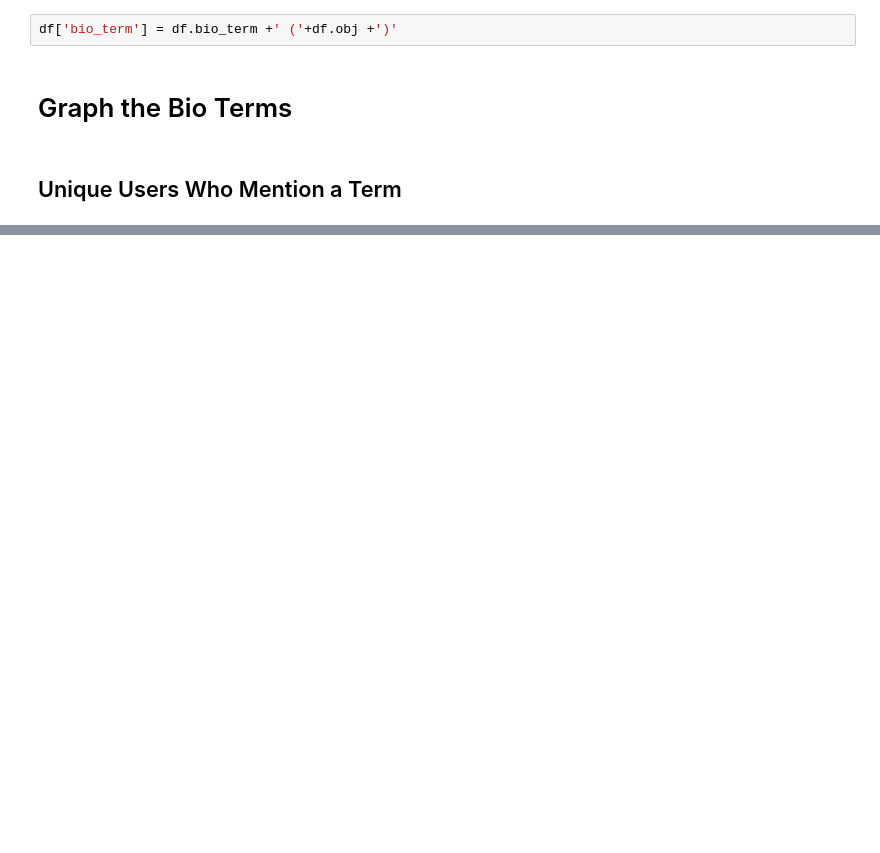
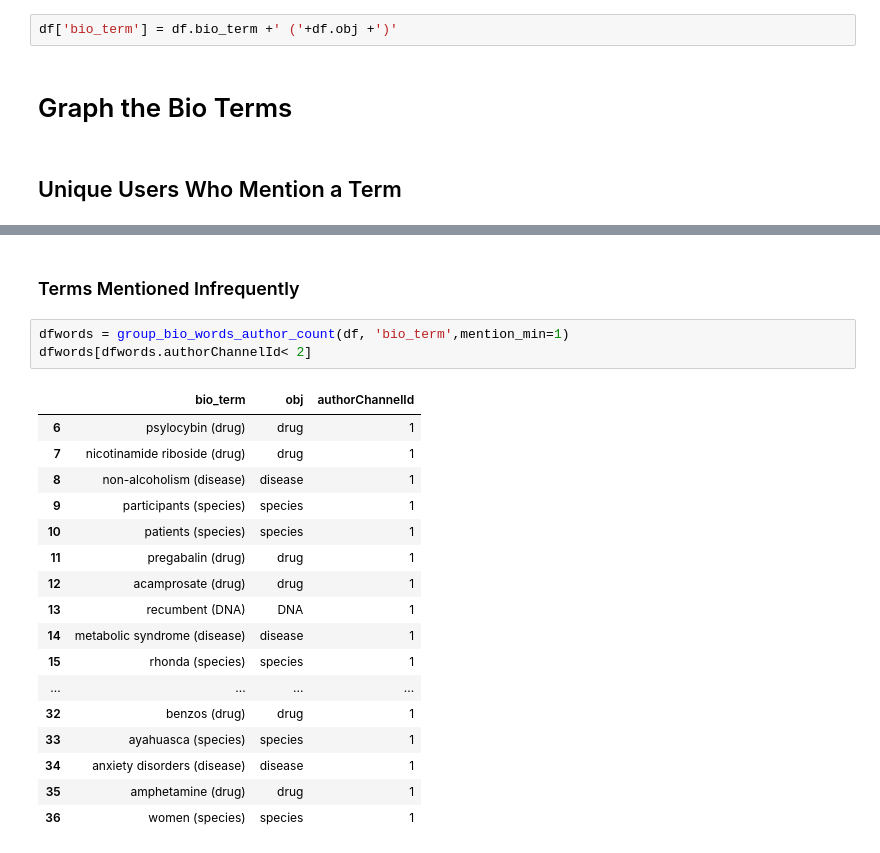
Before and after one commit to daveramseymusic/biobert-bern, a Jupyter notebook: nbs/01_found_my_fitness_bioBert_BERN.ipynb, the cells around one changed output, grey strips where cells are left out. Cells and saved outputs as stored; diff of their text form; blank space fills up the shorter version.

```diff
--- a/nbs/01_found_my_fitness_bioBert_BERN.ipynb
+++ b/nbs/01_found_my_fitness_bioBert_BERN.ipynb
@@ -293,3 +269,26 @@ dfwords
 | 3 | humans (species) | species | 7 |
 | 4 | naltrexone (drug) | drug | 2 |
 | 5 | cancer (disease) | disease | 2 |
+# %% [markdown]
+### Terms Mentioned Infrequently
+# %%
+dfwords = group_bio_words_author_count(df, 'bio_term',mention_min=1)
+dfwords[dfwords.authorChannelId< 2]
+# %% [output]
+|  | bio_term | obj | authorChannelId |
+| 6 | psylocybin (drug) | drug | 1 |
+| 7 | nicotinamide riboside (drug) | drug | 1 |
+| 8 | non-alcoholism (disease) | disease | 1 |
+| 9 | participants (species) | species | 1 |
+| 10 | patients (species) | species | 1 |
+| 11 | pregabalin (drug) | drug | 1 |
+| 12 | acamprosate (drug) | drug | 1 |
+| 13 | recumbent (DNA) | DNA | 1 |
+| 14 | metabolic syndrome (disease) | disease | 1 |
+| 15 | rhonda (species) | species | 1 |
+| ... | ... | ... | ... |
+| 32 | benzos (drug) | drug | 1 |
+| 33 | ayahuasca (species) | species | 1 |
+| 34 | anxiety disorders (disease) | disease | 1 |
+| 35 | amphetamine (drug) | drug | 1 |
+| 36 | women (species) | species | 1 |
```
Also changed, not shown: parts of 18 cells of this notebook.
